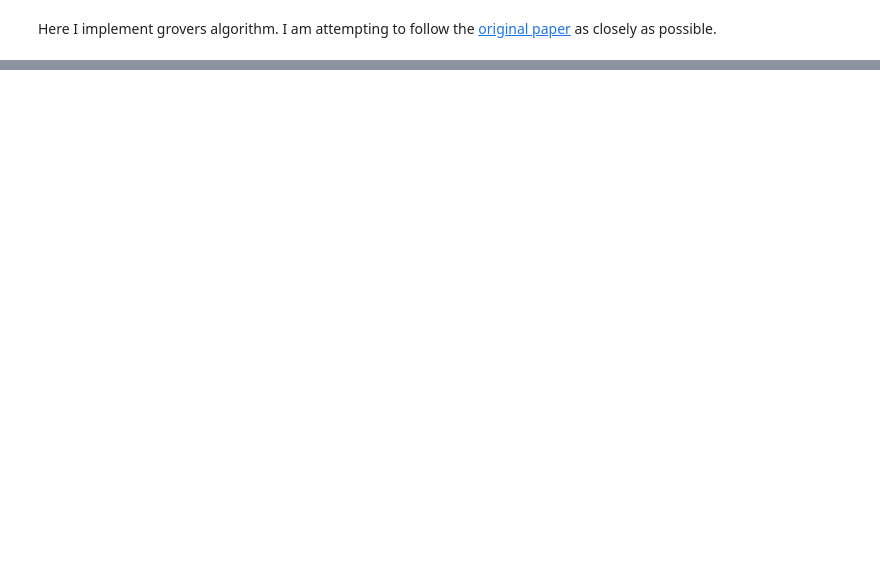
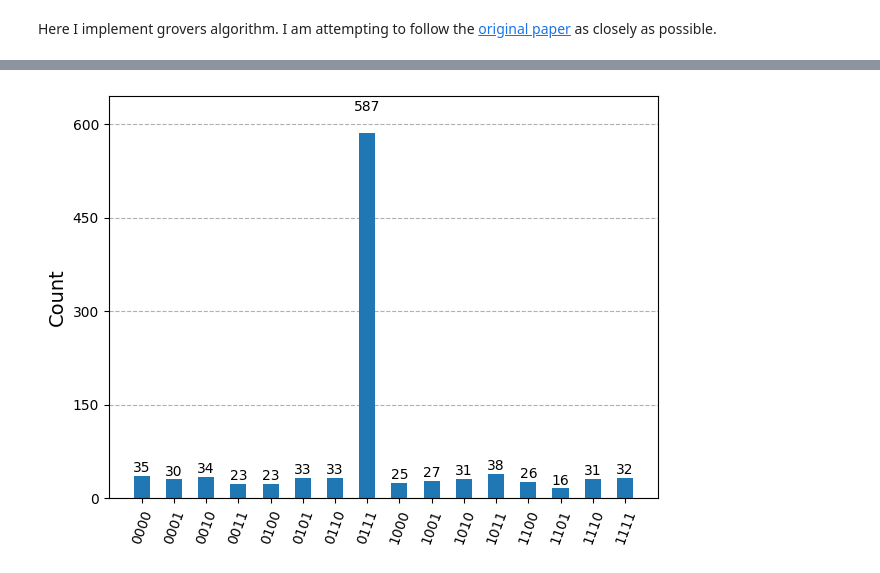
Before and after one commit to zjamesm/QuantumAlgosLearning, a Jupyter notebook: grovers.ipynb, the cells around one changed output, grey strips where cells are left out. Cells and saved outputs as stored; diff of their text form; code cells hidden in the pictures; blank space fills up the shorter version.

```diff
--- a/grovers.ipynb
+++ b/grovers.ipynb
@@ -88,0 +103,12 @@ def build_algo_core(big_n: int, groracle):
+# %%
+sampler = qa.AerSimulator()
+
+my_test = transpile(circ, sampler)
+
+result = sampler.run(my_test).result()
+
+counts = result.get_counts(my_test)
+
+visualization.plot_histogram(counts)
+# %% [output]
+[figure, added]
```
Also changed, not shown: parts of 4 cells of this notebook.
